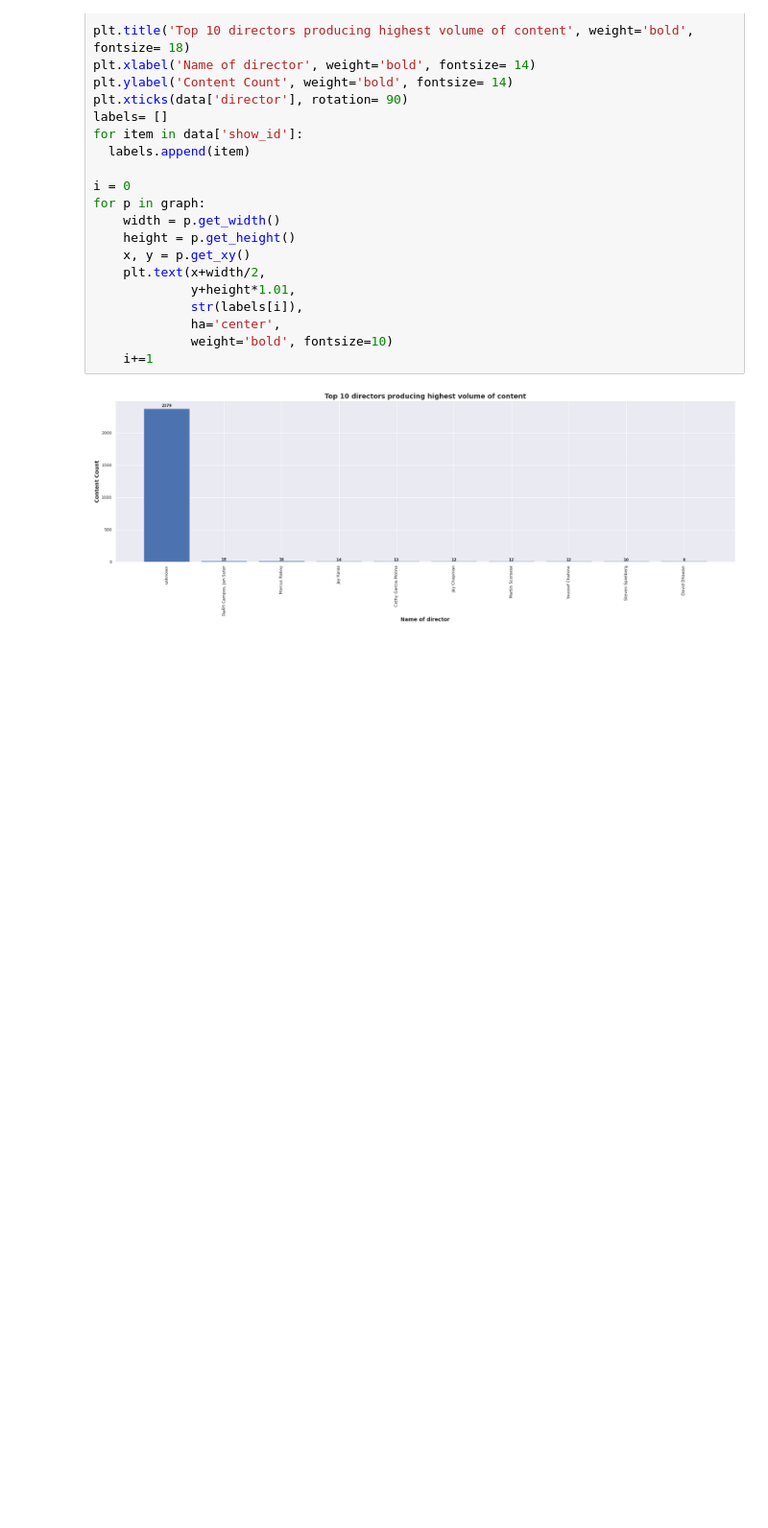
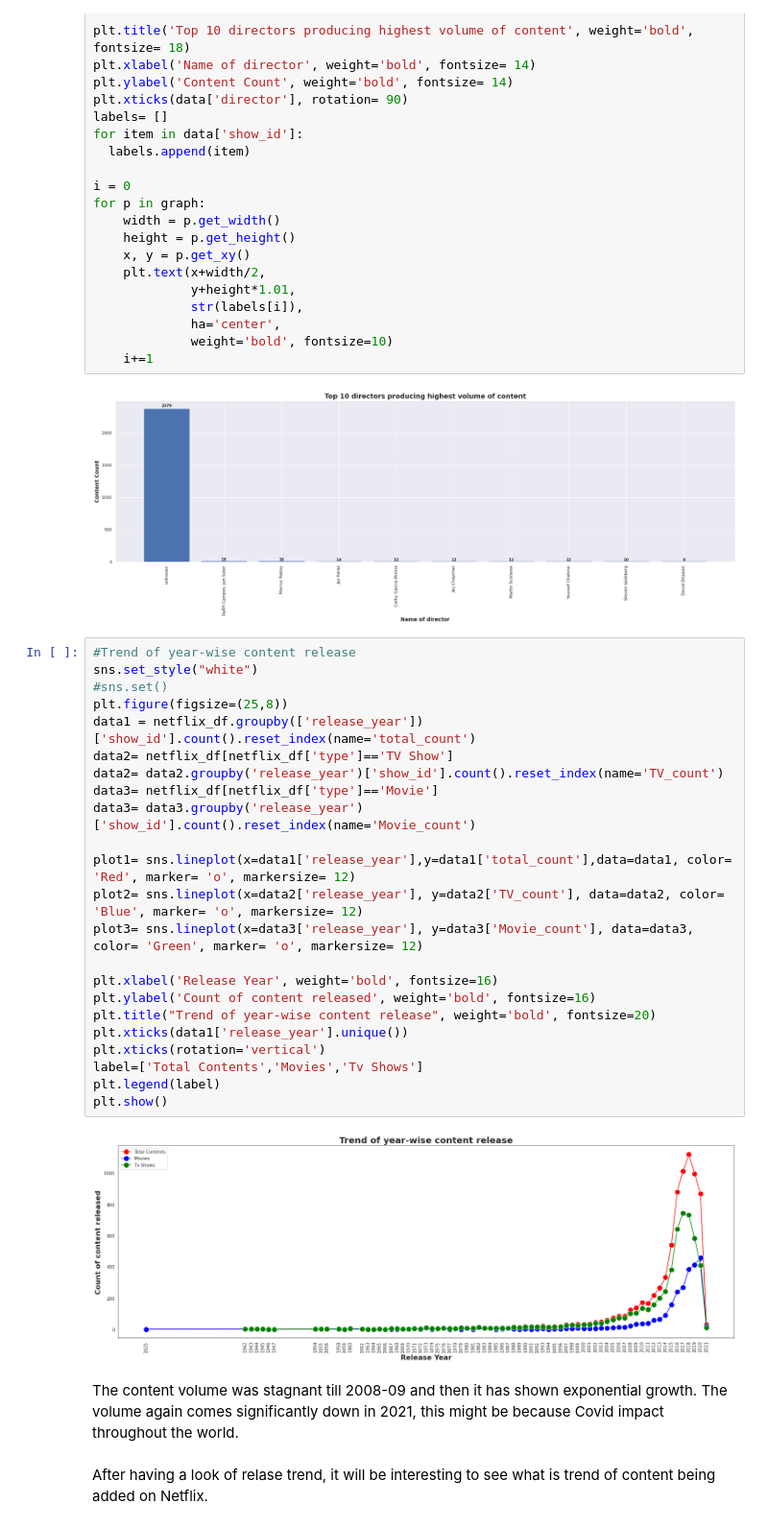
Before and after one commit to shetehm/NETFLIX-MOVIES-AND-TV-SHOWS-CLUSTERING, a Jupyter notebook: Individual_Colab_NETFLIX_MOVIES_AND_TV_SHOWS_CLUSTERING.ipynb, the cells around one changed output. Shown: that part at 96% size. Drawn from its saved outputs; the diff is of its cells as text; blank space fills up the shorter version.

```diff
--- a/Individual_Colab_NETFLIX_MOVIES_AND_TV_SHOWS_CLUSTERING.ipynb
+++ b/Individual_Colab_NETFLIX_MOVIES_AND_TV_SHOWS_CLUSTERING.ipynb
@@ -506,3 +521,32 @@ for p in graph:
     i+=1
 # %% [output]
 [figure]
+# %%
+#Trend of year-wise content release
+sns.set_style("white")
+#sns.set()
+plt.figure(figsize=(25,8))
+data1 = netflix_df.groupby(['release_year'])['show_id'].count().reset_index(name='total_count')
+data2= netflix_df[netflix_df['type']=='TV Show']
+data2= data2.groupby('release_year')['show_id'].count().reset_index(name='TV_count')
+data3= netflix_df[netflix_df['type']=='Movie']
+data3= data3.groupby('release_year')['show_id'].count().reset_index(name='Movie_count')
+
+plot1= sns.lineplot(x=data1['release_year'],y=data1['total_count'],data=data1, color= 'Red', marker= 'o', markersize= 12)
+plot2= sns.lineplot(x=data2['release_year'], y=data2['TV_count'], data=data2, color= 'Blue', marker= 'o', markersize= 12)
+plot3= sns.lineplot(x=data3['release_year'], y=data3['Movie_count'], data=data3, color= 'Green', marker= 'o', markersize= 12)
+
+plt.xlabel('Release Year', weight='bold', fontsize=16)
+plt.ylabel('Count of content released', weight='bold', fontsize=16)
+plt.title("Trend of year-wise content release", weight='bold', fontsize=20)
+plt.xticks(data1['release_year'].unique())
+plt.xticks(rotation='vertical')
+label=['Total Contents','Movies','Tv Shows']
+plt.legend(label)
+plt.show()
+# %% [output]
+[figure, added]
+# %% [markdown]
+The content volume was stagnant till 2008-09 and then it has shown exponential growth. The volume again comes significantly down in 2021, this might be because Covid impact throughout the world.
+# %% [markdown]
+After having a look of relase trend, it will be interesting to see what is trend of content being added on Netflix.
```
Also changed, not shown: parts of 10 cells of this notebook.
